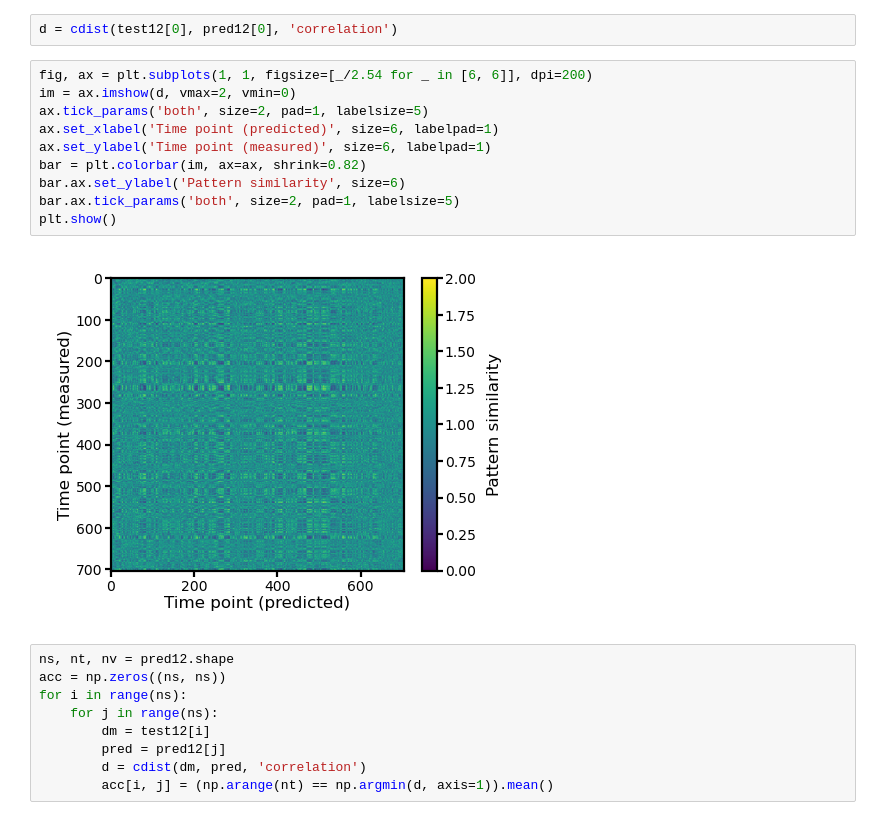
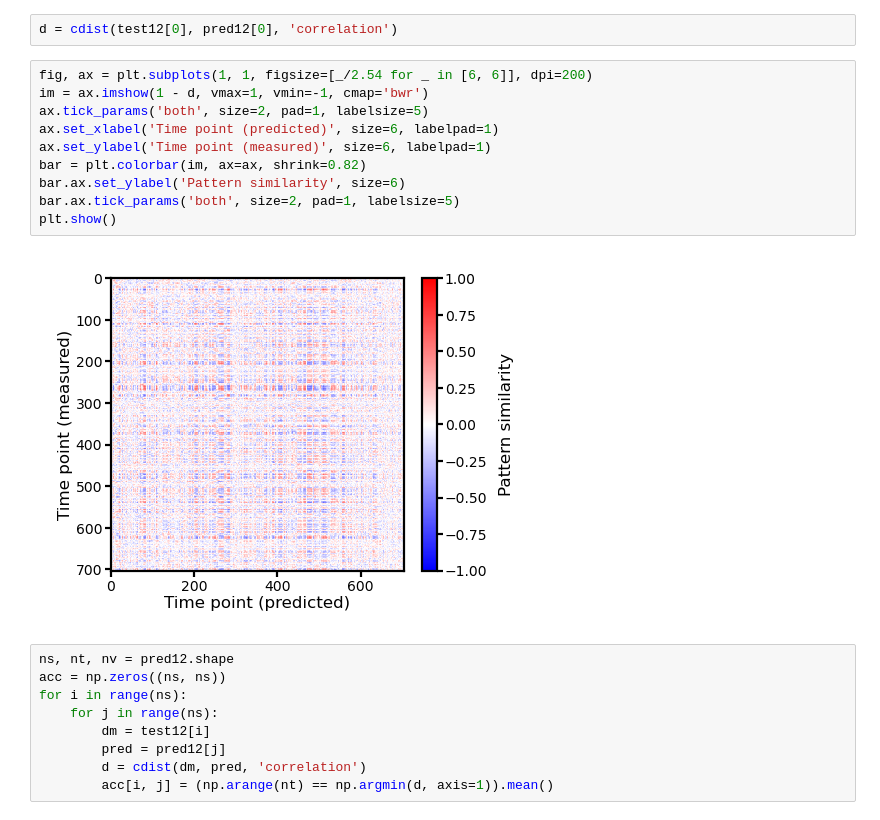
Before and after one commit to neuroboros/neuroboros.github.io, a Jupyter notebook: _sources/tutorials/int.ipynb, the cells around one changed output. Drawn from its saved outputs; the diff is of its cells as text.

```diff
--- a/_sources/tutorials/int.ipynb
+++ b/_sources/tutorials/int.ipynb
@@ -252,16 +252,16 @@ The multi-class classification is correct if the target time point has the small
 d = cdist(test12[0], pred12[0], 'correlation')
 # %%
 fig, ax = plt.subplots(1, 1, figsize=[_/2.54 for _ in [6, 6]], dpi=200)
-im = ax.imshow(d, vmax=2, vmin=0)
+im = ax.imshow(1 - d, vmax=1, vmin=-1, cmap='bwr')
 ax.tick_params('both', size=2, pad=1, labelsize=5)
 ax.set_xlabel('Time point (predicted)', size=6, labelpad=1)
 ax.set_ylabel('Time point (measured)', size=6, labelpad=1)
 bar = plt.colorbar(im, ax=ax, shrink=0.82)
 bar.ax.set_ylabel('Pattern similarity', size=6)
 bar.ax.tick_params('both', size=2, pad=1, labelsize=5)
 plt.show()
 # %% [output]
-[figure, old version]
+[figure, new version]
 # %%
 ns, nt, nv = pred12.shape
 acc = np.zeros((ns, ns))
```
Also changed, not shown: 26 other files.
